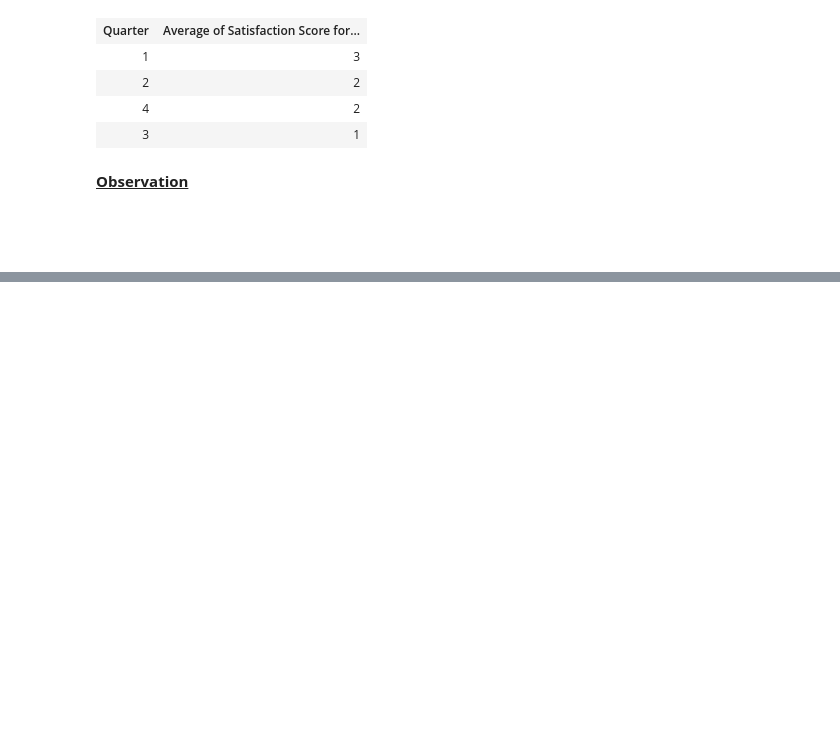
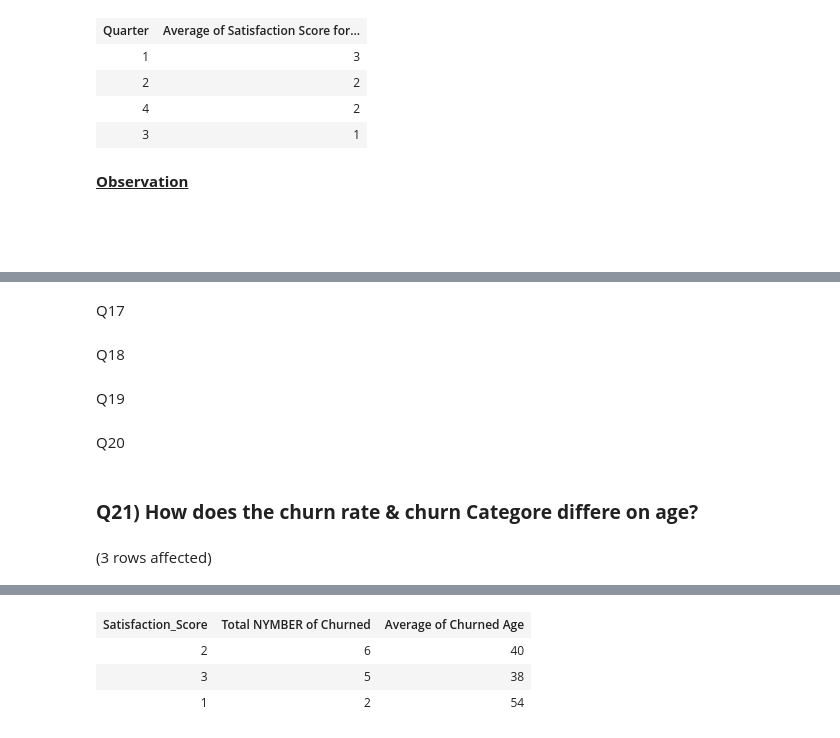
Before and after one commit to sohilamohey/ITI-SQL-Project-Telco-Company, a Jupyter notebook: Offical Code.ipynb, the cells around one changed output, grey strips where cells are left out. Saved outputs shown, nothing was run; the diff lists cells and outputs as text; code cells hidden in the pictures; blank space fills up the shorter version.

```diff
--- a/Offical Code.ipynb
+++ b/Offical Code.ipynb
@@ -246,0 +329,15 @@ Total execution time: 00:00:00.018
+# %% [markdown]
+Q17
+# %% [markdown]
+Q18
+# %% [markdown]
+Q19
+# %% [markdown]
+Q20
+# %% [markdown]
+### **Q21) How does the churn rate & churn Categore differe on age?**
+# %%
+-- Call proc called GetChurnStatistics
+GetChurnStatistics Satisfaction_Score
+# %% [output]
+(3 rows affected)
@@ -246,0 +345,4 @@ Total execution time: 00:00:00.018
+| Satisfaction_Score | Total NYMBER of Churned | Average of Churned Age |
+| 2 | 6 | 40 |
+| 3 | 5 | 38 |
+| 1 | 2 | 54 |
```
Also changed, not shown: parts of 26 cells of this notebook.
